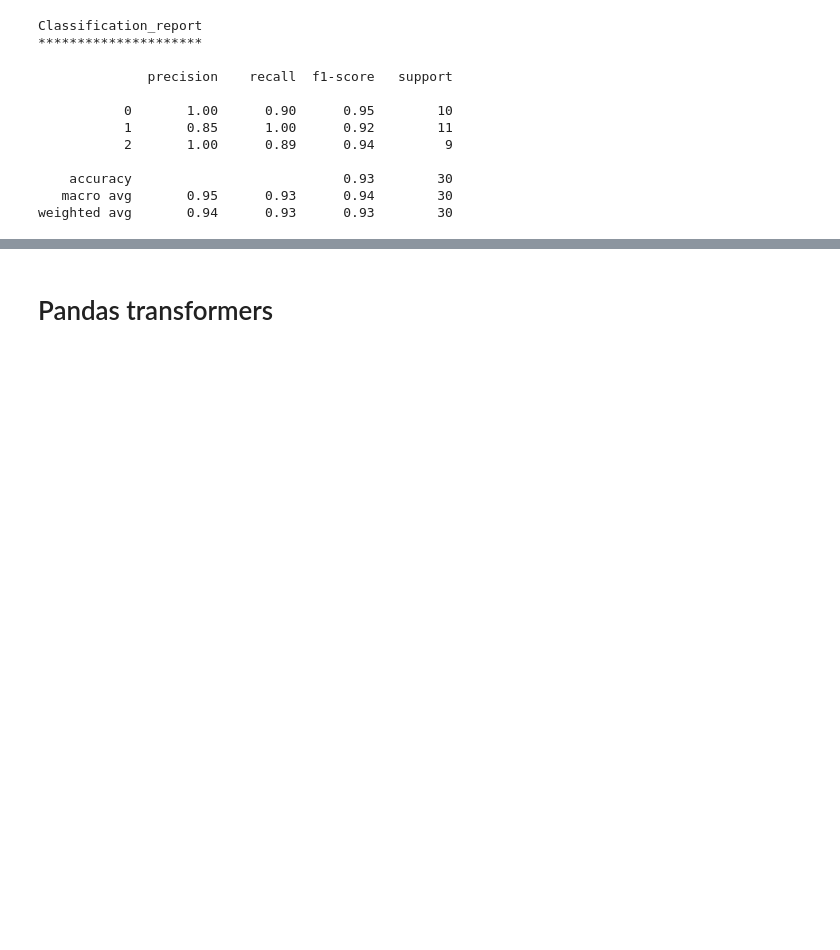
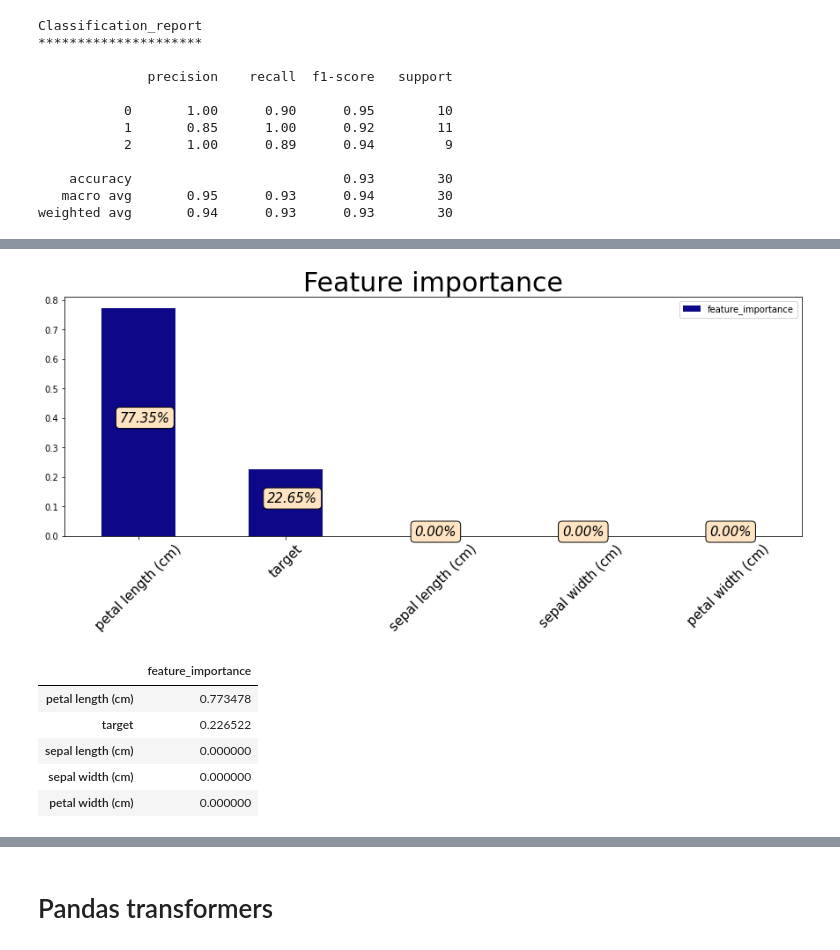
Before and after one commit to galmerom/Data-Science-Tools, a Jupyter notebook: DataScienceToolsExample.ipynb, the cells around one changed output, grey strips where cells are left out. Cells and saved outputs as stored; diff of their text form; code cells hidden in the pictures; blank space fills up the shorter version.

Commit message:
Update more charts

```diff
--- a/DataScienceToolsExample.ipynb
+++ b/DataScienceToolsExample.ipynb
@@ -411,0 +422,5 @@ weighted avg       0.94      0.93      0.93        30
+# %%
+xgbModel = xgb.XGBRegressor()
+xgbModel.fit(X_train,y_train)
+charts.PlotFeatureImportance(X_train,xgbModel)
+# %% [output]
@@ -411,0 +428,7 @@ weighted avg       0.94      0.93      0.93        30
+[figure, added]
+|  | feature_importance |
+| petal length (cm) | 0.773478 |
+| target | 0.226522 |
+| sepal length (cm) | 0.000000 |
+| sepal width (cm) | 0.000000 |
+| petal width (cm) | 0.000000 |
```
Also changed, not shown: parts of 20 cells of this notebook.
